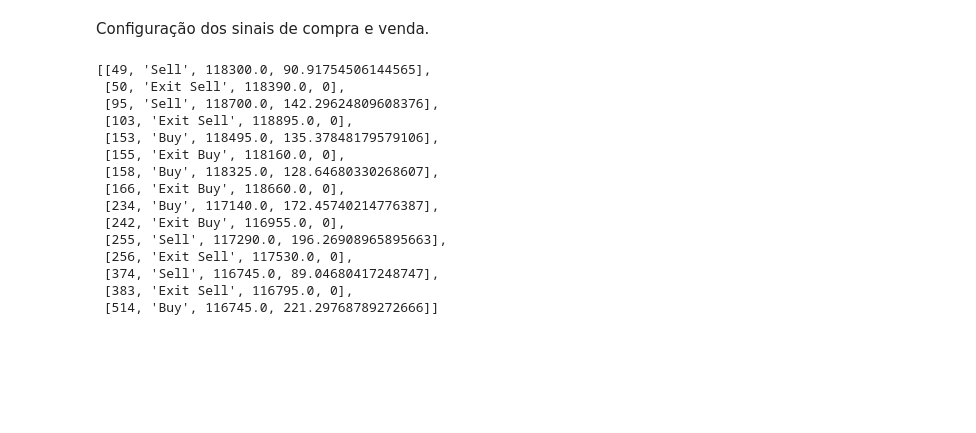
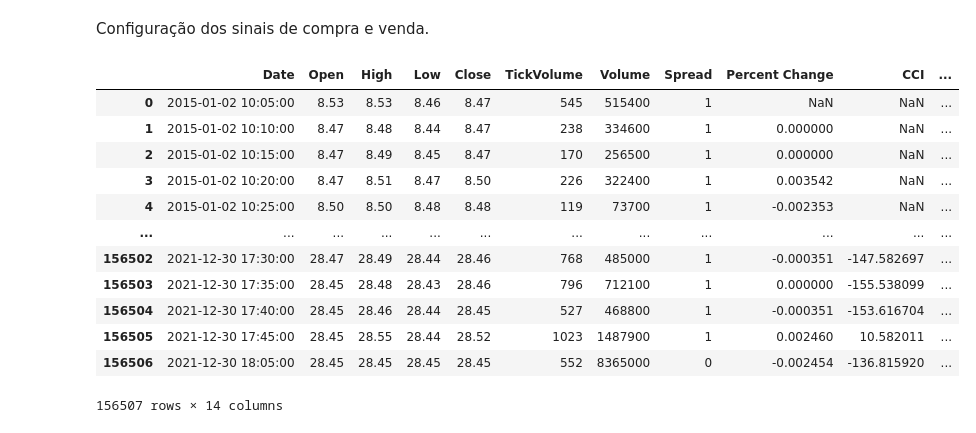
Before and after one commit to gcunharodrigues/AlgoTrading, a Jupyter notebook: cci_er_skew_strategy_backtest.ipynb, the cells around one changed output. Drawn from its saved outputs; the diff is of its cells as text; code cells hidden in the pictures; blank space fills up the shorter version.

```diff
--- a/cci_er_skew_strategy_backtest.ipynb
+++ b/cci_er_skew_strategy_backtest.ipynb
@@ -61,9 +62,9 @@ eqty_table['M5']['Standard Deviation'] = std_dev
 # %% [markdown]
 Filters
 # %%
-er_period = 5
-efficiency_ratio = get_efficiency_ratio(eqty_table['M15']['Close'],
+er_period = 8
+efficiency_ratio = get_efficiency_ratio(eqty_table[tf_2]['Close'],
                                         timeperiod=er_period)
-eqty_table['M15']['Efficiency Ratio'] = efficiency_ratio['efficiency_ratio']
+eqty_table[tf_2]['Efficiency Ratio'] = efficiency_ratio['efficiency_ratio']
 # %%
 skew_period = 15
@@ -172,18 +96,0 @@ for row in eqty_table['M5'].index:
-# %%
-position[0:15]
-# %% [output]
-[[49, 'Sell', 118300.0, 90.91754506144565],
- [50, 'Exit Sell', 118390.0, 0],
- [95, 'Sell', 118700.0, 142.29624809608376],
- [103, 'Exit Sell', 118895.0, 0],
- [153, 'Buy', 118495.0, 135.37848179579106],
- [155, 'Exit Buy', 118160.0, 0],
- [158, 'Buy', 118325.0, 128.64680330268607],
- [166, 'Exit Buy', 118660.0, 0],
- [234, 'Buy', 117140.0, 172.45740214776387],
- [242, 'Exit Buy', 116955.0, 0],
- [255, 'Sell', 117290.0, 196.26908965895663],
- [256, 'Exit Sell', 117530.0, 0],
- [374, 'Sell', 116745.0, 89.04680417248747],
- [383, 'Exit Sell', 116795.0, 0],
- [514, 'Buy', 116745.0, 221.29768789272666]]
@@ -189,0 +225,16 @@ position[0:15]
+# %%
+eqty_table[tf_1]
+# %% [output]
+|  | Date | Open | High | Low | Close | TickVolume | Volume | Spread | Percent Change | CCI | ... |
+| 0 | 2015-01-02 10:05:00 | 8.53 | 8.53 | 8.46 | 8.47 | 545 | 515400 | 1 | NaN | NaN | ... |
+| 1 | 2015-01-02 10:10:00 | 8.47 | 8.48 | 8.44 | 8.47 | 238 | 334600 | 1 | 0.000000 | NaN | ... |
+| 2 | 2015-01-02 10:15:00 | 8.47 | 8.49 | 8.45 | 8.47 | 170 | 256500 | 1 | 0.000000 | NaN | ... |
+| 3 | 2015-01-02 10:20:00 | 8.47 | 8.51 | 8.47 | 8.50 | 226 | 322400 | 1 | 0.003542 | NaN | ... |
+| 4 | 2015-01-02 10:25:00 | 8.50 | 8.50 | 8.48 | 8.48 | 119 | 73700 | 1 | -0.002353 | NaN | ... |
+| ... | ... | ... | ... | ... | ... | ... | ... | ... | ... | ... | ... |
+| 156502 | 2021-12-30 17:30:00 | 28.47 | 28.49 | 28.44 | 28.46 | 768 | 485000 | 1 | -0.000351 | -147.582697 | ... |
+| 156503 | 2021-12-30 17:35:00 | 28.45 | 28.48 | 28.43 | 28.46 | 796 | 712100 | 1 | 0.000000 | -155.538099 | ... |
+| 156504 | 2021-12-30 17:40:00 | 28.45 | 28.46 | 28.44 | 28.45 | 527 | 468800 | 1 | -0.000351 | -153.616704 | ... |
+| 156505 | 2021-12-30 17:45:00 | 28.45 | 28.55 | 28.44 | 28.52 | 1023 | 1487900 | 1 | 0.002460 | 10.582011 | ... |
+| 156506 | 2021-12-30 18:05:00 | 28.45 | 28.45 | 28.45 | 28.45 | 552 | 8365000 | 0 | -0.002454 | -136.815920 | ... |
+156507 rows × 14 columns
```
Also changed, not shown: parts of 34 cells of this notebook, 6 other files.
